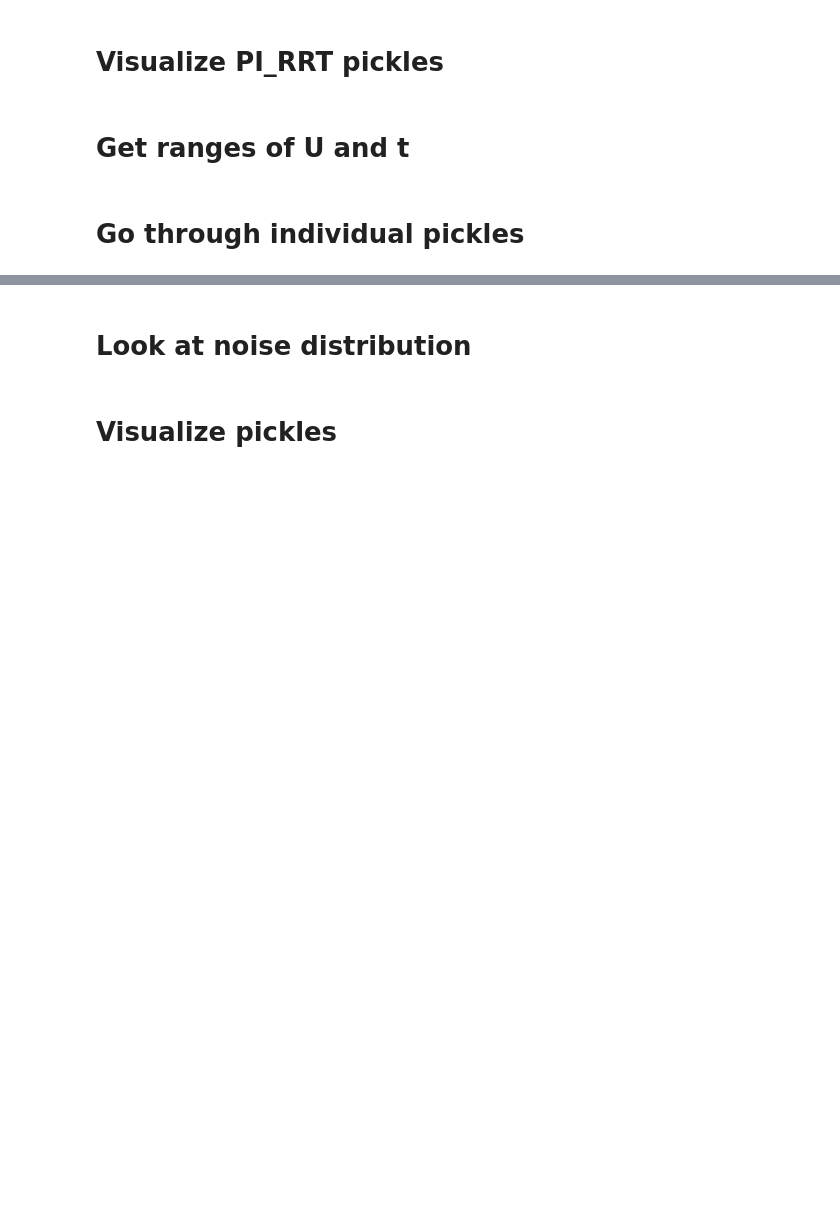
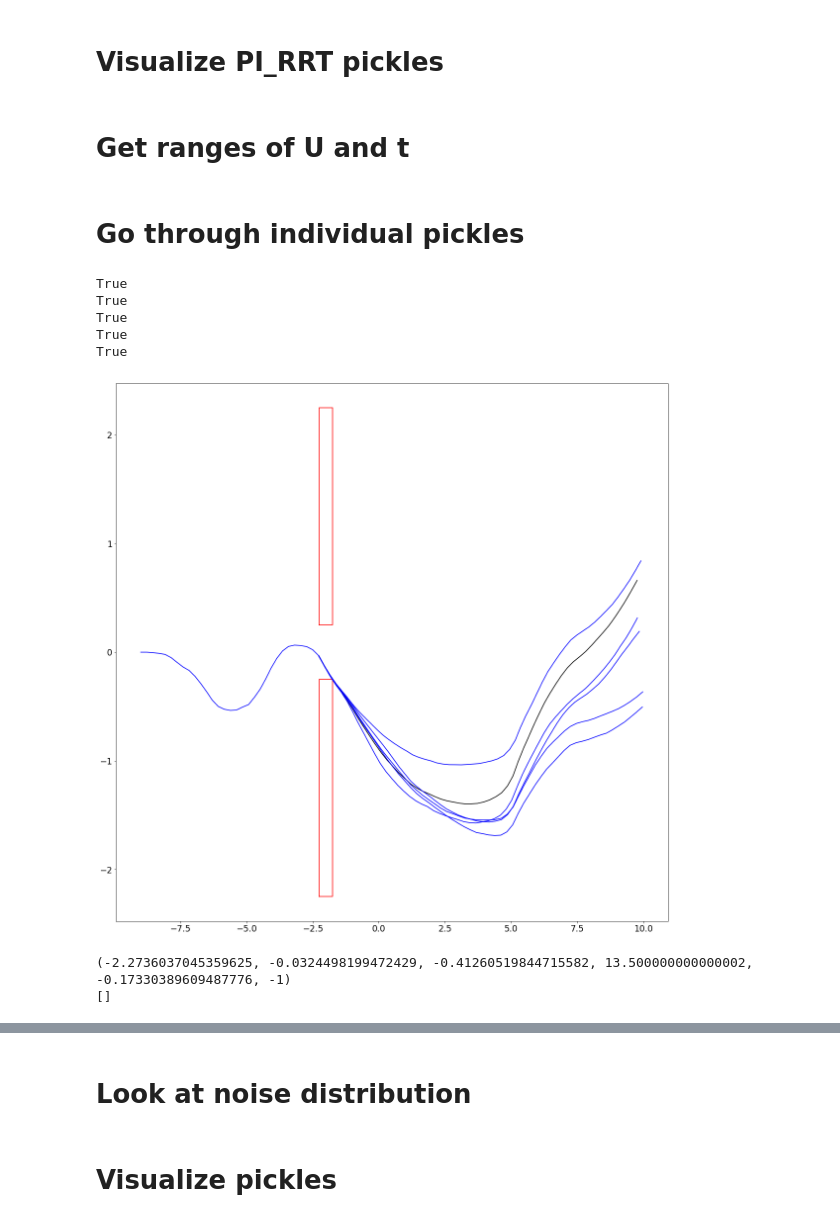
Before and after one commit to ankitkaushik/StochasticOptimalControl, a Jupyter notebook: PI_RRT.ipynb, the cells around one changed output, grey strips where cells are left out. Drawn from its saved outputs; the diff is of its cells as text; code cells hidden in the pictures; blank space fills up the shorter version.

```diff
--- a/PI_RRT.ipynb
+++ b/PI_RRT.ipynb
@@ -336,3 +330,5 @@ pickleDir = '/home/ankit/Documents/Thesis/March12_single_obstacle_alpha_0.25_con
+# %%
+pickleDir = '/home/ankit/Documents/Thesis/March20_single_obstacle_alpha_0.25_controlledSteering_generateTrajectories2'
 # %% [markdown]
 # Get ranges of U and t
 # %%
@@ -347,19 +343,34 @@ for pik in sorted(glob.glob(pickleDir+'/*.p'),key=lambda name: int(name.split('_
 # %% [markdown]
 # Go through individual pickles
 # %%
-PI_RRT = dill.load(open(pickleDir+'/PI_RRT_1.p','rb'))
+PI_RRT = dill.load(open(pickleDir+'/PI_RRT_8.p','rb'))
 # %%
-# plotPath(PI_RRT.RRT.pathReversed,color='k')
-plot(PI_RRT.rrtStates[:, 3], PI_RRT.rrtStates[:, 4])
+fig = figure(0,(20,20))
+plotPath(PI_RRT.RRT.pathReversed,color='k')
+plotObstacles(pi_rrt.RRT)
+# plot(PI_RRT.rrtStates[:, 3], PI_RRT.rrtStates[:, 4])
 # plot(times,thetas,color='k')
-# for t in PI_RRT.trajectories:
-#     controls = []
+for t in PI_RRT.trajectories:
+    controls = []
 #     times = []
 #     thetas = []
 #     for v in t:
 #         controls.append(v.controlInput)
 #         times.append(v.time)
 #         thetas.append(v.theta)
-#     plotPath(t)
+    plotPath(t)
+    bools = []
+    for i in range(1,len(t)):
+        bools.append(PI_RRT.RRT.obstacleFree(t[i], t[i-1]))
+#         bools.append(PI_RRT.RRT.onObstacle(t[i]))
+    print np.any(bools)
 #     plot(times,controls,label='controls trajectory')
 #     plot(times,thetas)
+plotPath(PI_RRT.path)
+# %% [output]
+True
+True
+True
+True
+True
+[figure, added]
@@ -393,0 +377,6 @@ for j in range(5):
+# %%
+print PI_RRT.RRT.vInit.getState()
+print PI_RRT.newPathVertices
+# %% [output]
+(-2.2736037045359625, -0.0324498199472429, -0.41260519844715582, 13.500000000000002, -0.17330389609487776, -1)
+[]
```
Also changed, not shown: parts of 11 cells of this notebook, 4 other files.
